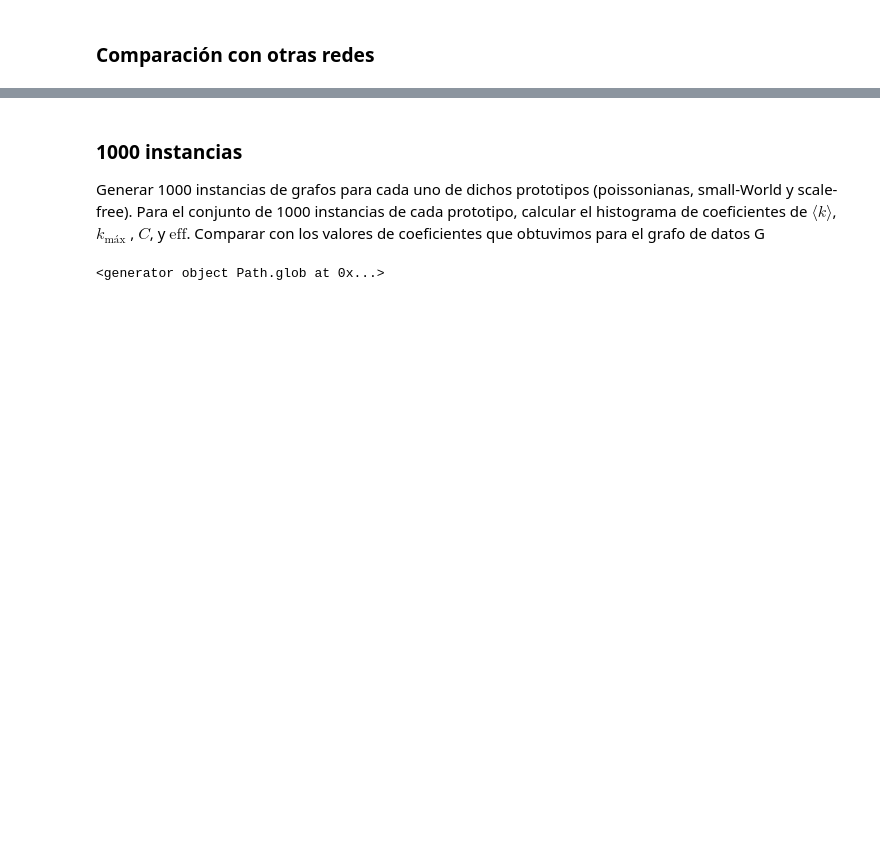
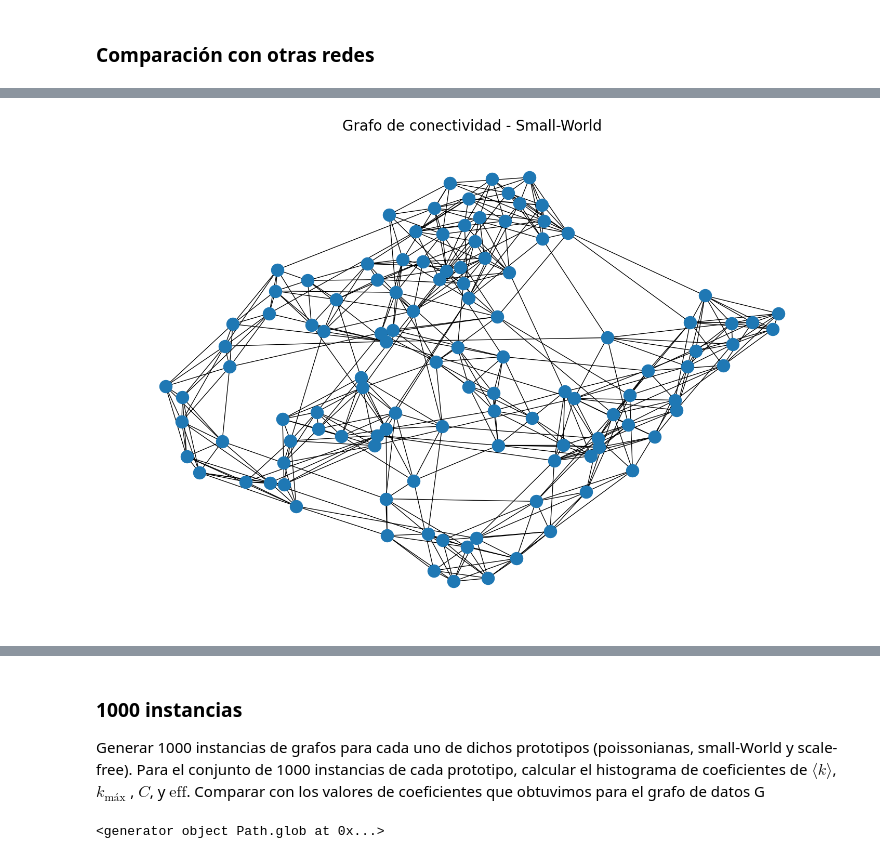
Before and after one commit to bettachini/dmcyt2023, a Jupyter notebook: clase08_grafos_into_preTP2/bettachini_preTP2.ipynb, the cells around one changed output, grey strips where cells are left out. Cells and saved outputs as stored; diff of their text form; code cells hidden in the pictures; blank space fills up the shorter version.

```diff
--- a/clase08_grafos_into_preTP2/bettachini_preTP2.ipynb
+++ b/clase08_grafos_into_preTP2/bettachini_preTP2.ipynb
@@ -276,0 +311,9 @@ Discutir diferencias.
+# %%
+# visualizar G_small_world
+fig, ax = plt.subplots(figsize=(15,10))
+fig.tight_layout()
+ax.title.set_text('Grafo de conectividad - Small-World')
+ax.title.set_fontsize(20)
+nx.draw(G_small_world)
+# %% [output]
+[figure, added]
```
Also changed, not shown: parts of 31 cells of this notebook.
